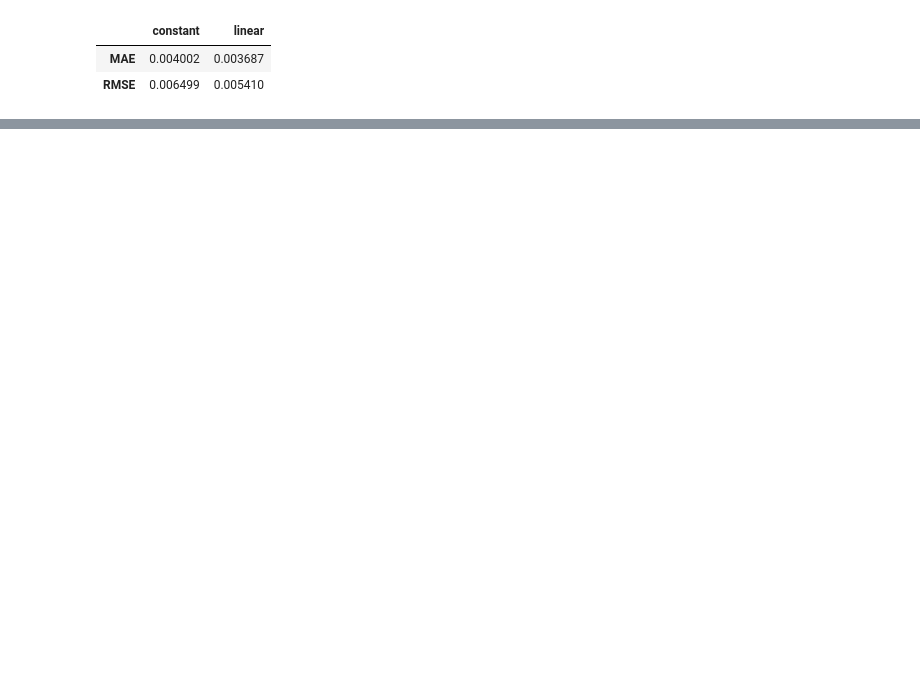
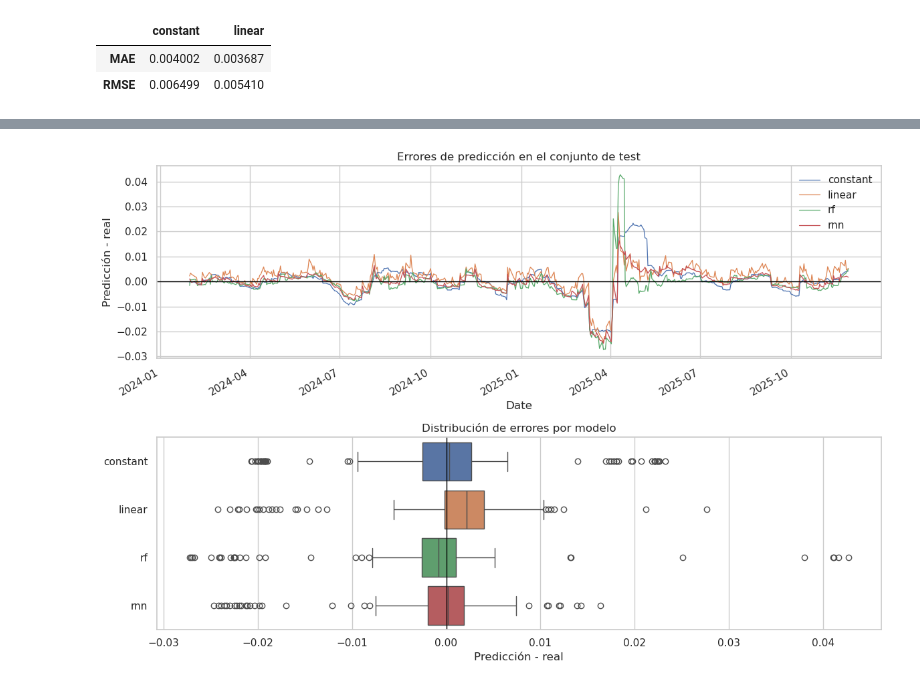
Before and after one commit to sbiagiola/AST_TPFINAL, a Jupyter notebook: 02_modelado.ipynb, the cells around one changed output, grey strips where cells are left out. Drawn from its saved outputs; the diff is of its cells as text; code cells hidden in the pictures; blank space fills up the shorter version.

```diff
--- a/02_modelado.ipynb
+++ b/02_modelado.ipynb
@@ -540,0 +657,19 @@ plt.show()
+# %%
+residuals_df = aligned_preds_df[model_cols].subtract(aligned_preds_df["target"], axis=0)
+
+fig, axes = plt.subplots(2, 1, figsize=(12, 8), sharex=False)
+
+residuals_df.plot(ax=axes[0], linewidth=0.9)
+axes[0].axhline(0, color="black", linewidth=1)
+axes[0].set_title("Errores de predicción en el conjunto de test")
+axes[0].set_ylabel("Predicción - real")
+
+sns.boxplot(data=residuals_df, ax=axes[1], orient="h")
+axes[1].axvline(0, color="black", linewidth=1)
+axes[1].set_title("Distribución de errores por modelo")
+axes[1].set_xlabel("Predicción - real")
+
+plt.tight_layout()
+plt.show()
+# %% [output]
+[figure, added]
```
Also changed, not shown: parts of 37 cells of this notebook.
